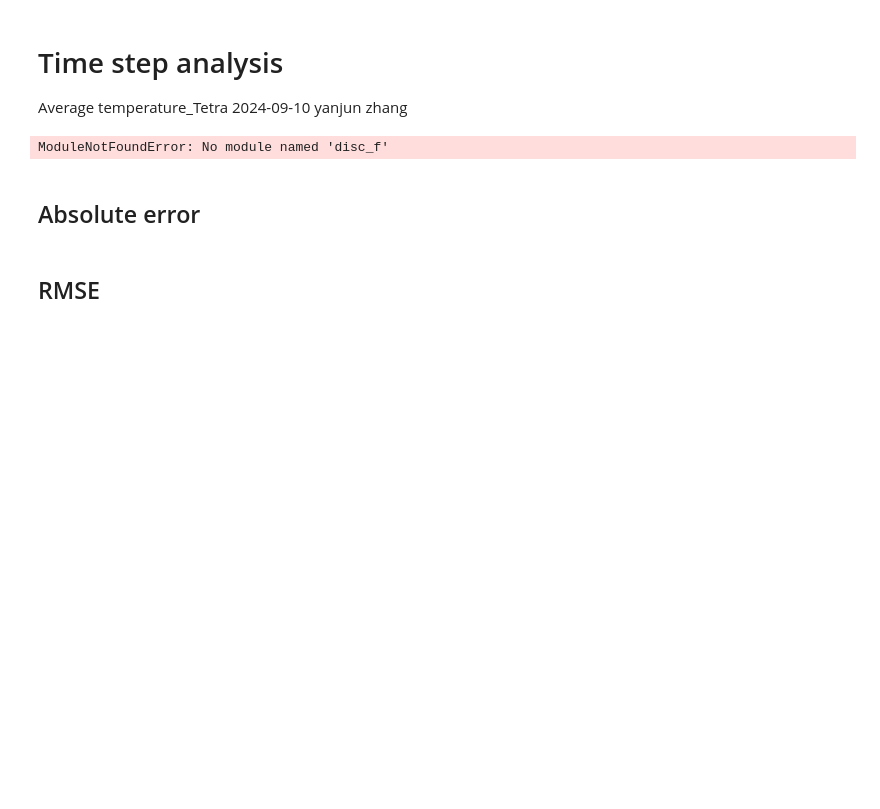
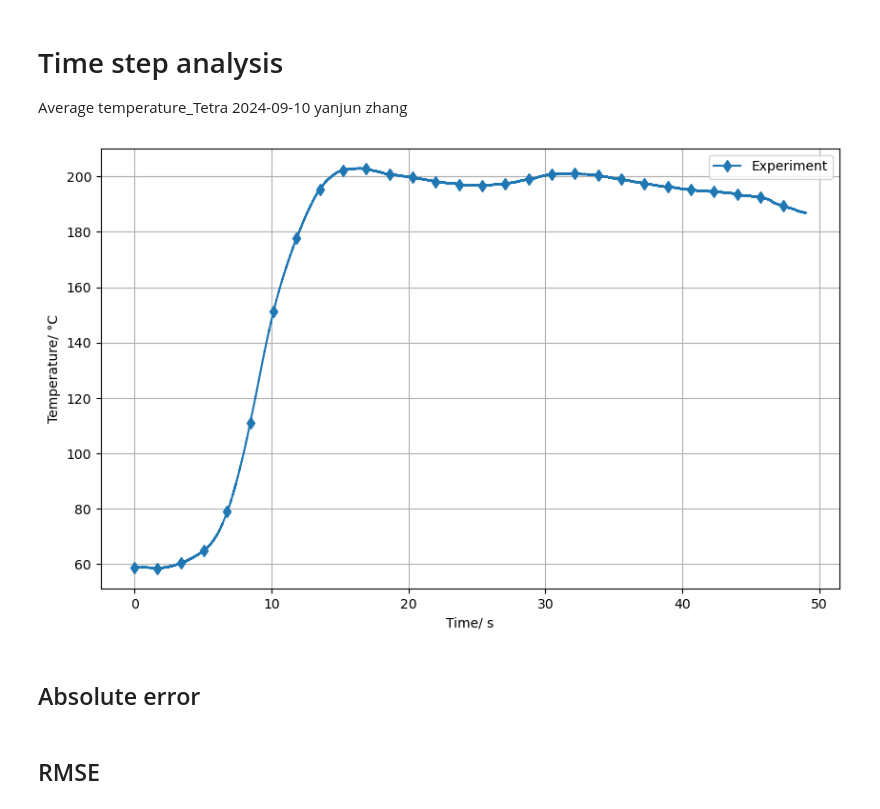
Before and after one commit to yanjun96/thermal_mechanics_fenicsx, a Jupyter notebook: analysis/only_thermal/experiment_isolation/dt.ipynb, the cells around one changed output. Cells and saved outputs as stored; diff of their text form; code cells hidden in the pictures; blank space fills up the shorter version.

```diff
--- a/analysis/only_thermal/experiment_isolation/dt.ipynb
+++ b/analysis/only_thermal/experiment_isolation/dt.ipynb
@@ -11,7 +11,7 @@ import sys
 import matplotlib.pyplot as plt
 import numpy as np
 
-sys.path.append('/home/yanjun/documents/fenicsx/project/therm_disc/implicit/tetrahedron/')
+sys.path.append('/home/yanjun/documents/fenicsx/therm_disc/')
 from disc_f import *
 source_dir = '/home/yanjun/documents/sim_results/implicit_dt/'
 
@@ -24,35 +24,35 @@ plt.figure(figsize=(10, 6))
 
 df1 = pd.read_csv('/home/yanjun/documents/sim_results/experiment_result.csv')
 T_e_ave = ( df1.iloc[:,1] + df1.iloc[:,3] + df1.iloc[:,5] ) /3
 t_e = np.linspace (0, 49, len(T_e_ave) )
 plt.plot(t_e, T_e_ave, label= "Experiment",marker='d',markevery=1000)
 
 j = 0
 marker_styles = ['o', 's', '^', 'v', '>', '<','d', '*', 'x', 'p']
 
 for csv_file in csv_files:
     lables = find_3_coord(  extract_mesh_labels(csv_file)  )
     t,T = read_t_T ( csv_file )
     time_s = round( 49/ extract_file_labels(csv_file, type1), 2)
     #calculate average temperature
     T_3_ave = []
     for i in range(len(T)):
         T_3_all =  T[i][ lables[0] ] + T[i][ lables[1] ] + T[i][ lables[2] ]
         T_3_ave.append ( T_3_all / 3 )
     plt.plot(t,pd.Series(T_3_ave).rolling(window=20).mean(),label= f'dt={ time_s } s',
              marker=marker_styles[j], markevery=100)
     j += 1
 
 
 plt.xlabel('Time/ s')
 plt.ylabel('Temperature/ °C')
-plt.title('Average temperatures with different time steps')
+#plt.title('Average temperatures with different time steps')
 plt.legend()
 plt.grid(True)
 plt.savefig('T_ave_dt.png')
 plt.show()
 # %% [output]
-ModuleNotFoundError: No module named 'disc_f'
+[figure, added]
 # %%
 print( round( 49/ extract_file_labels(csv_file, type1), 2))
 # %% [markdown]
```
Also changed, not shown: parts of 1 cell of this notebook, 10 other files.
